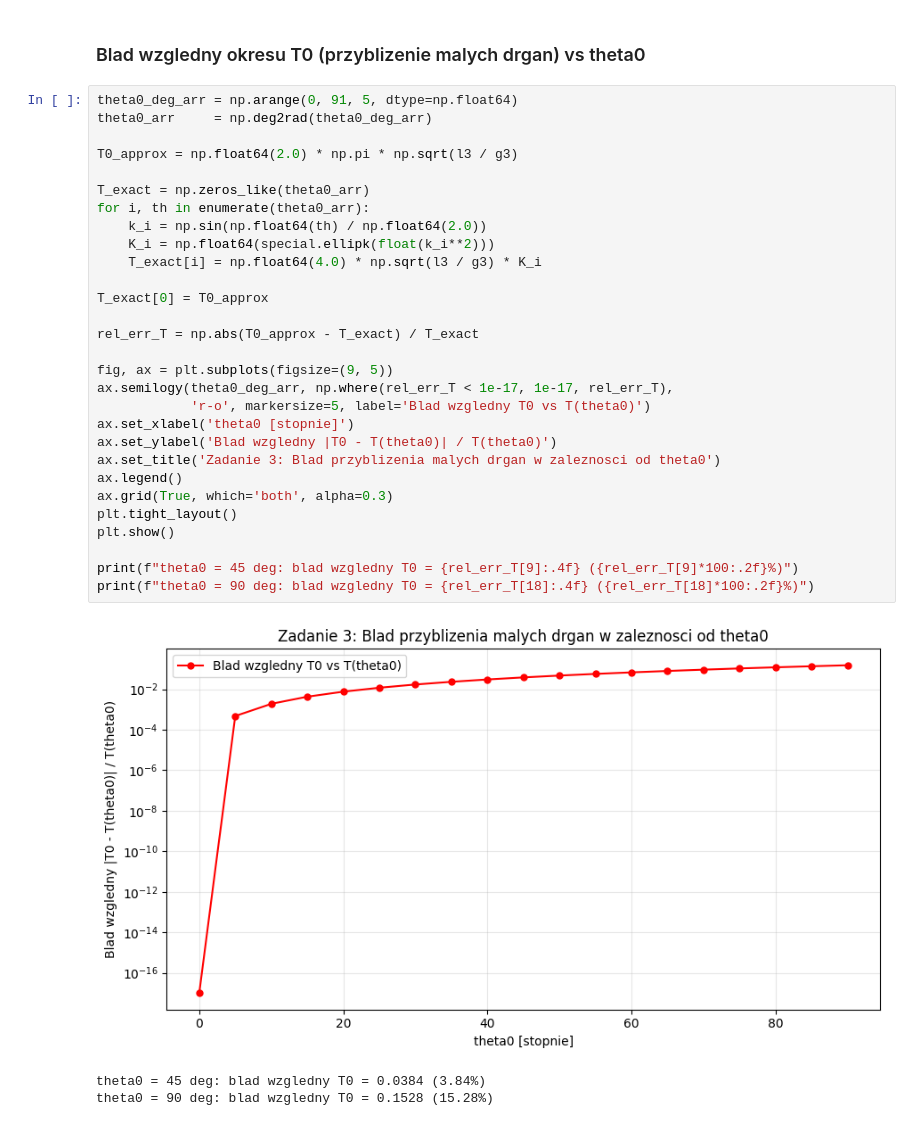
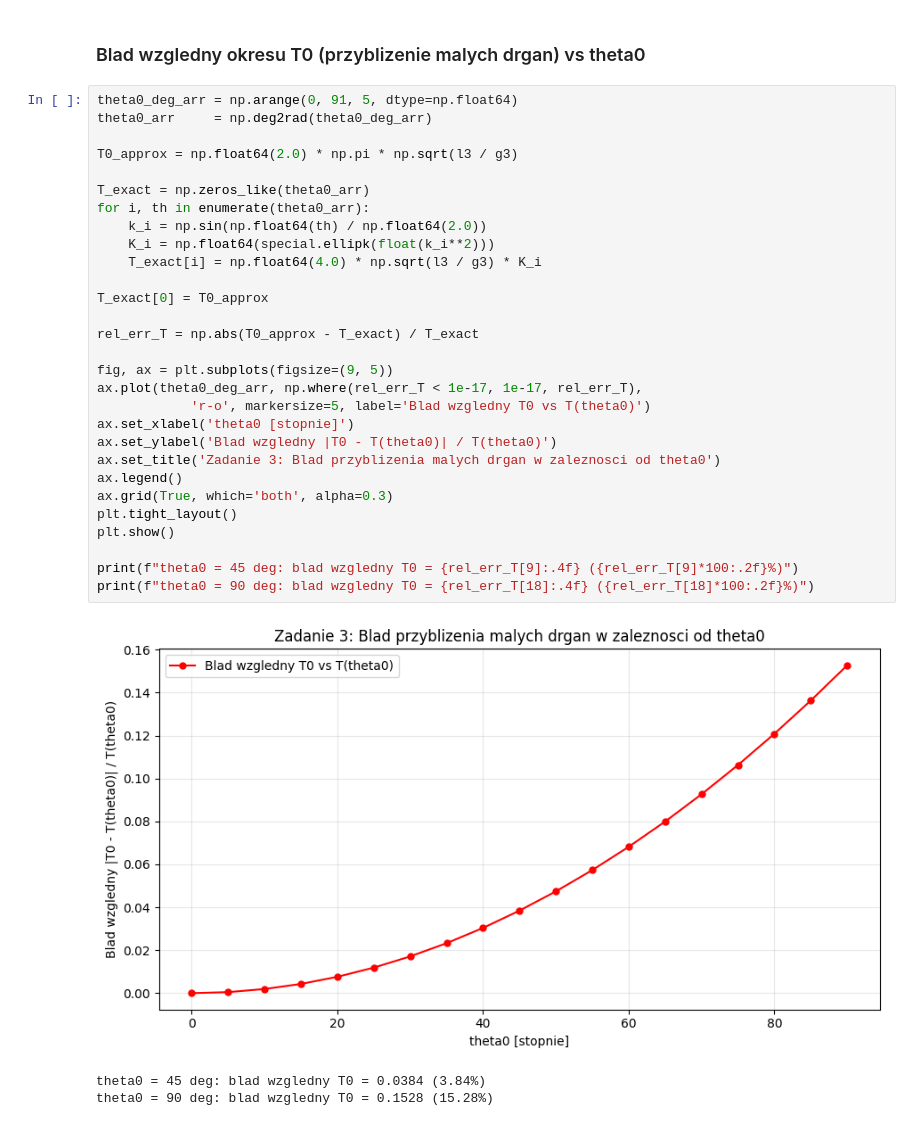
Before and after one commit to mateuszstoch/AGH, a Jupyter notebook: MOwNiT/lab7/lab7.ipynb, the cells around one changed output. Cells and saved outputs as stored; diff of their text form.

```diff
--- a/MOwNiT/lab7/lab7.ipynb
+++ b/MOwNiT/lab7/lab7.ipynb
@@ -190,33 +190,33 @@ Okres T(theta0=45deg) AGM = 2.086256 s
 # %%
 theta0_deg_arr = np.arange(0, 91, 5, dtype=np.float64)
 theta0_arr     = np.deg2rad(theta0_deg_arr)
 
 T0_approx = np.float64(2.0) * np.pi * np.sqrt(l3 / g3)
 
 T_exact = np.zeros_like(theta0_arr)
 for i, th in enumerate(theta0_arr):
     k_i = np.sin(np.float64(th) / np.float64(2.0))
     K_i = np.float64(special.ellipk(float(k_i**2)))
     T_exact[i] = np.float64(4.0) * np.sqrt(l3 / g3) * K_i
 
 T_exact[0] = T0_approx
 
 rel_err_T = np.abs(T0_approx - T_exact) / T_exact
 
 fig, ax = plt.subplots(figsize=(9, 5))
-ax.semilogy(theta0_deg_arr, np.where(rel_err_T < 1e-17, 1e-17, rel_err_T),
+ax.plot(theta0_deg_arr, np.where(rel_err_T < 1e-17, 1e-17, rel_err_T),
             'r-o', markersize=5, label='Blad wzgledny T0 vs T(theta0)')
 ax.set_xlabel('theta0 [stopnie]')
 ax.set_ylabel('Blad wzgledny |T0 - T(theta0)| / T(theta0)')
 ax.set_title('Zadanie 3: Blad przyblizenia malych drgan w zaleznosci od theta0')
 ax.legend()
 ax.grid(True, which='both', alpha=0.3)
 plt.tight_layout()
 plt.show()
 
 print(f"theta0 = 45 deg: blad wzgledny T0 = {rel_err_T[9]:.4f} ({rel_err_T[9]*100:.2f}%)")
 print(f"theta0 = 90 deg: blad wzgledny T0 = {rel_err_T[18]:.4f} ({rel_err_T[18]*100:.2f}%)")
 # %% [output]
-[figure, old version]
+[figure, new version]
 theta0 = 45 deg: blad wzgledny T0 = 0.0384 (3.84%)
 theta0 = 90 deg: blad wzgledny T0 = 0.1528 (15.28%)
```
Also changed, not shown: 5 other files.
